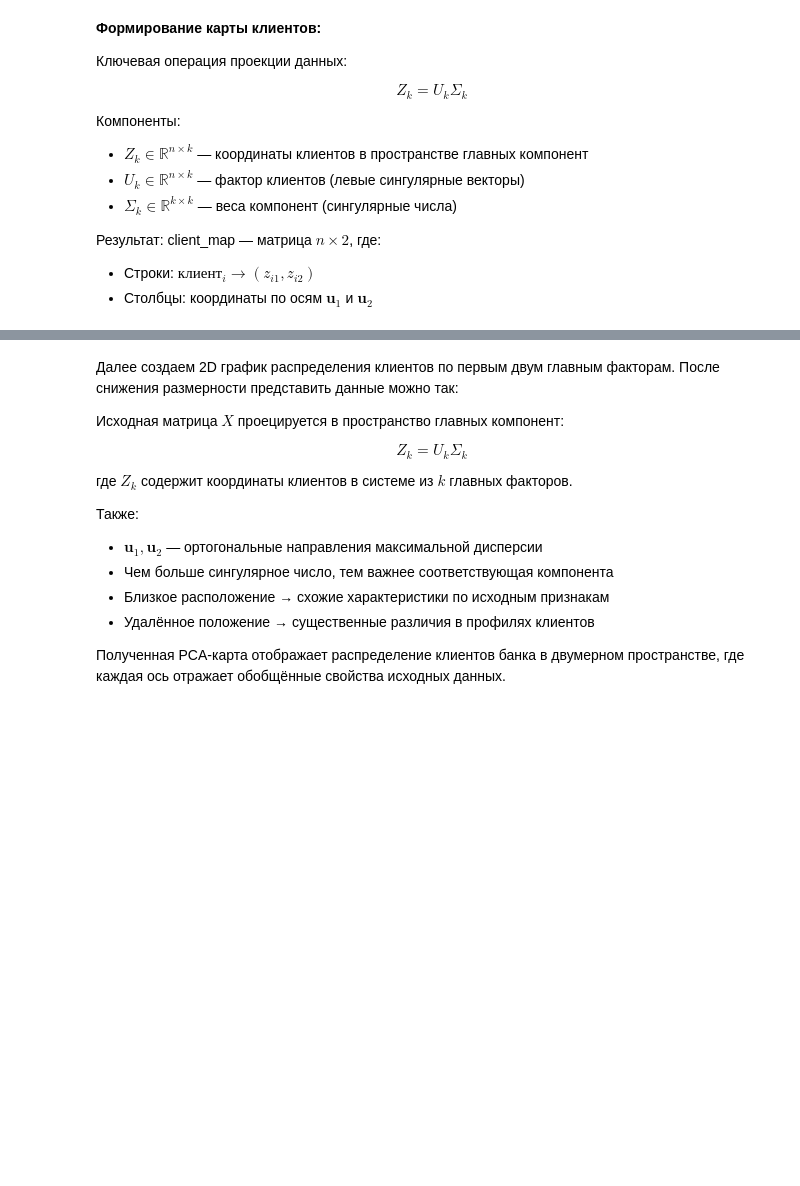
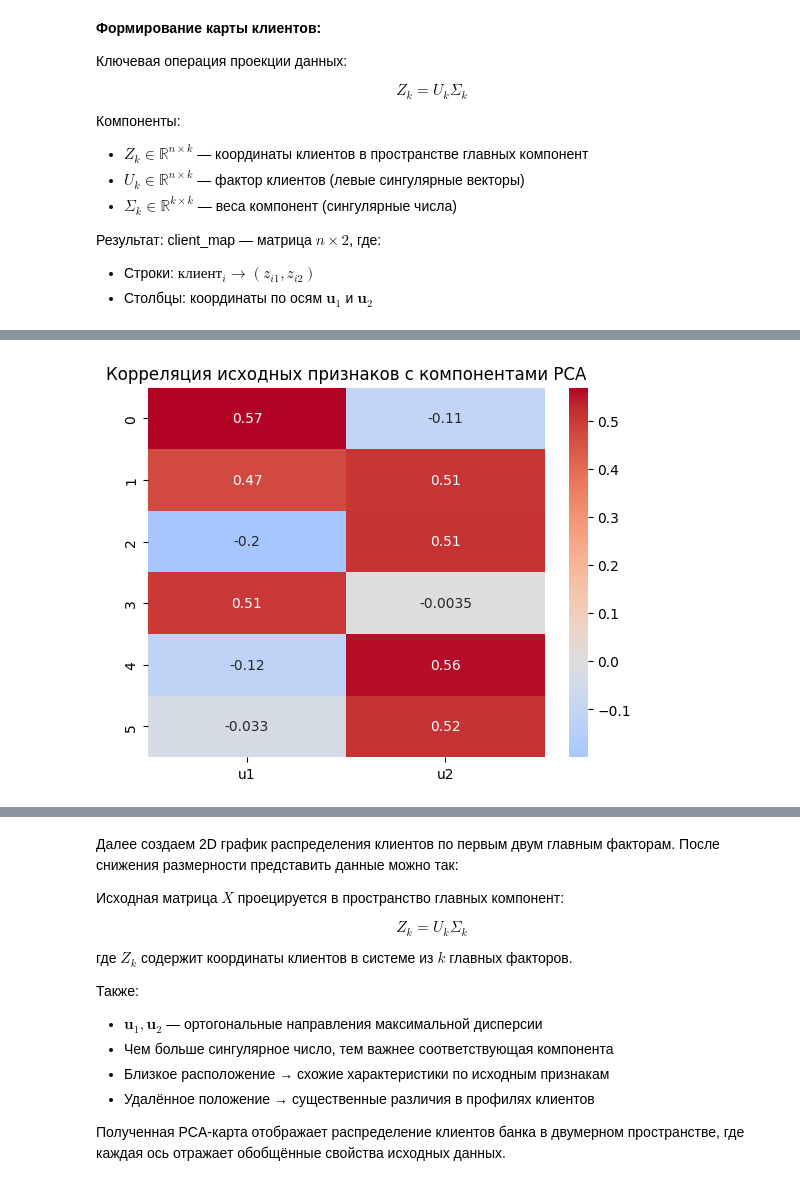
Before and after one commit to DanKolganov/HSE_Kalygin_first_HW, a Jupyter notebook: hw_1.ipynb, the cells around one changed output, grey strips where cells are left out. Drawn from its saved outputs; the diff is of its cells as text; code cells hidden in the pictures; blank space fills up the shorter version.

```diff
--- a/hw_1.ipynb
+++ b/hw_1.ipynb
@@ -743,0 +738,12 @@ $$
+# %%
+pca_scores = u[:2].T @ np.diag(s[:2])
+
+for_corrmap = []
+
+# Корреляция признаков с компонентами
+for i in range(pca_scores.shape[1]):
+    target_vector = pd.Series(pca_scores[:, i])
+    correlations = new_matr.apply(lambda x: x.corr(target_vector))
+    for_corrmap.append(correlations)
+    print(f"\nКорреляции с компонентой u{i+1}:")
+    print(correlations)
@@ -743,0 +768,11 @@ $$
+# %%
+corr_matrix = pd.DataFrame({
+    'u1': for_corrmap[0],
+    'u2': for_corrmap[1]
+})
+
+sns.heatmap(corr_matrix, annot=True, cmap='coolwarm', center=0)
+plt.title("Корреляция исходных признаков с компонентами PCA")
+plt.show()
+# %% [output]
+[figure, added]
```
Also changed, not shown: parts of 30 cells of this notebook.
